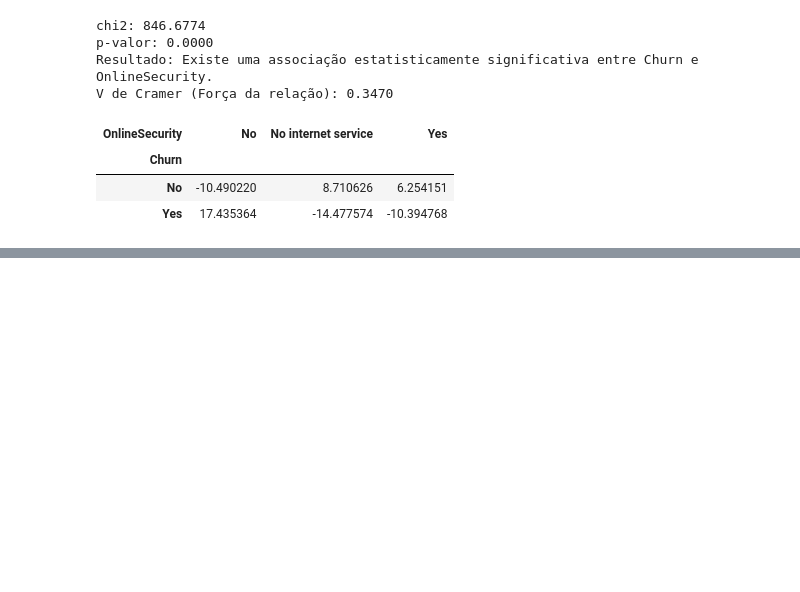
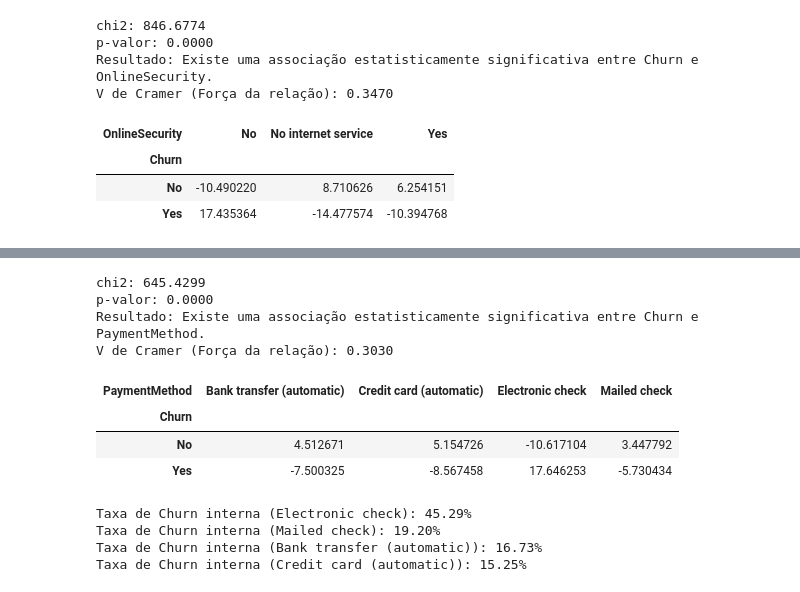
Before and after one commit to igao01/ds_telecom_churn, a Jupyter notebook: notebooks/eda_telco_churn.ipynb, the cells around one changed output, grey strips where cells are left out. Cells and saved outputs as stored; diff of their text form; code cells hidden in the pictures; blank space fills up the shorter version.

```diff
--- a/notebooks/eda_telco_churn.ipynb
+++ b/notebooks/eda_telco_churn.ipynb
@@ -79,7 +79,8 @@ sns.histplot(data=df_eda, x='Tenure', hue=TARGET_COLUMN)
 import numpy as np
 from scipy.stats import chi2_contingency
 
-def chi2_test(column):
+# FUNCAO QUI-QUADRADO
+def fn_chi2_test(column):
     # Criando a tabela de contingência (cruzamento das variáveis)
     contingency_table = pd.crosstab(df_eda[TARGET_COLUMN], df_eda[column])
 
@@ -149,0 +227,18 @@ V de Cramer (Força da relação): 0.3470
+# %%
+fn_chi2_test('PaymentMethod')
+# %% [output]
+chi2: 645.4299
+p-valor: 0.0000
+Resultado: Existe uma associação estatisticamente significativa entre Churn e PaymentMethod.
+V de Cramer (Força da relação): 0.3030
+| PaymentMethod | Bank transfer (automatic) | Credit card (automatic) | Electronic check | Mailed check |
+| Churn |  |  |  |  |
+| No | 4.512671 | 5.154726 | -10.617104 | 3.447792 |
+| Yes | -7.500325 | -8.567458 | 17.646253 | -5.730434 |
+# %%
+fn_churn_rate('PaymentMethod')
+# %% [output]
+Taxa de Churn interna (Electronic check): 45.29%
+Taxa de Churn interna (Mailed check): 19.20%
+Taxa de Churn interna (Bank transfer (automatic)): 16.73%
+Taxa de Churn interna (Credit card (automatic)): 15.25%
```
Also changed, not shown: parts of 21 cells of this notebook.
